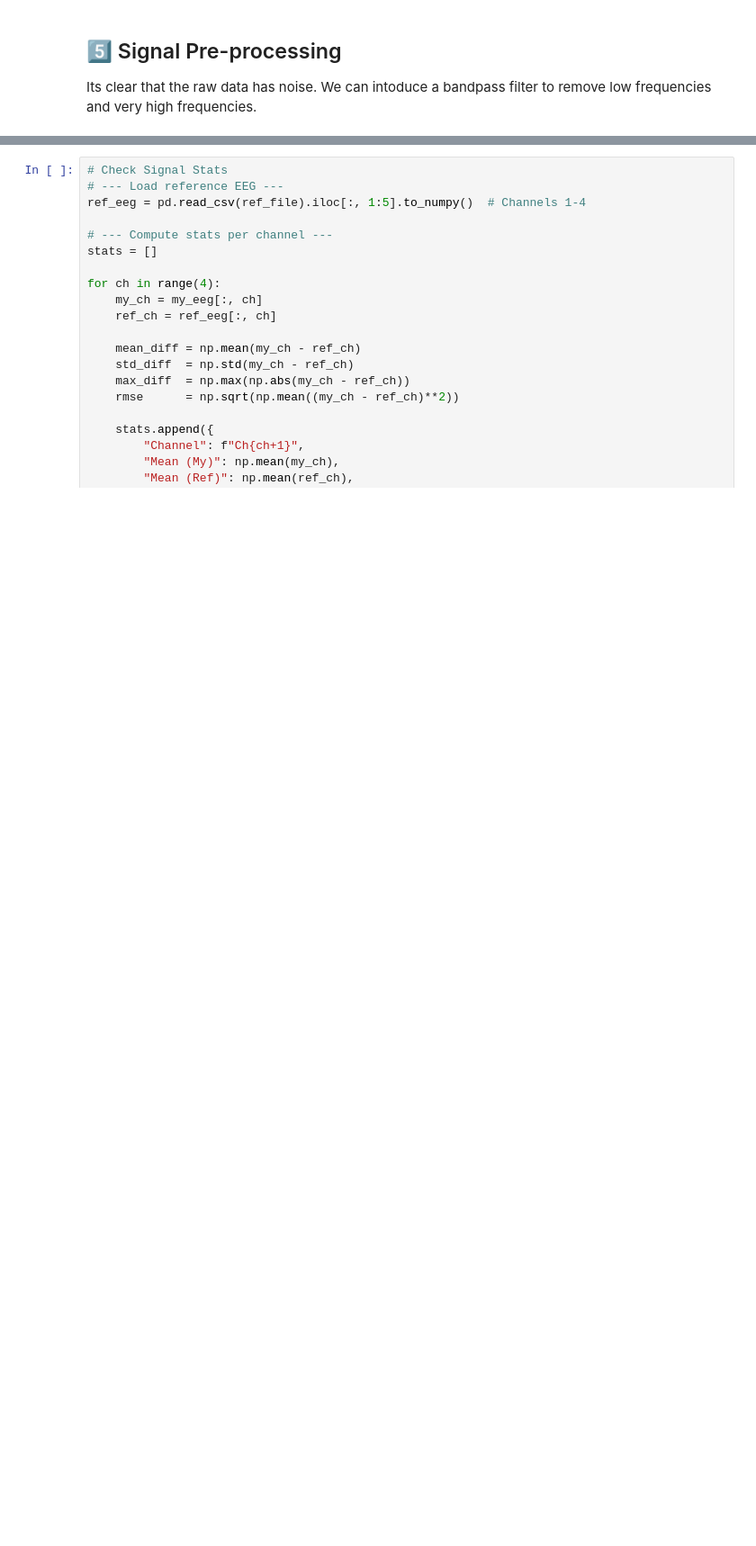
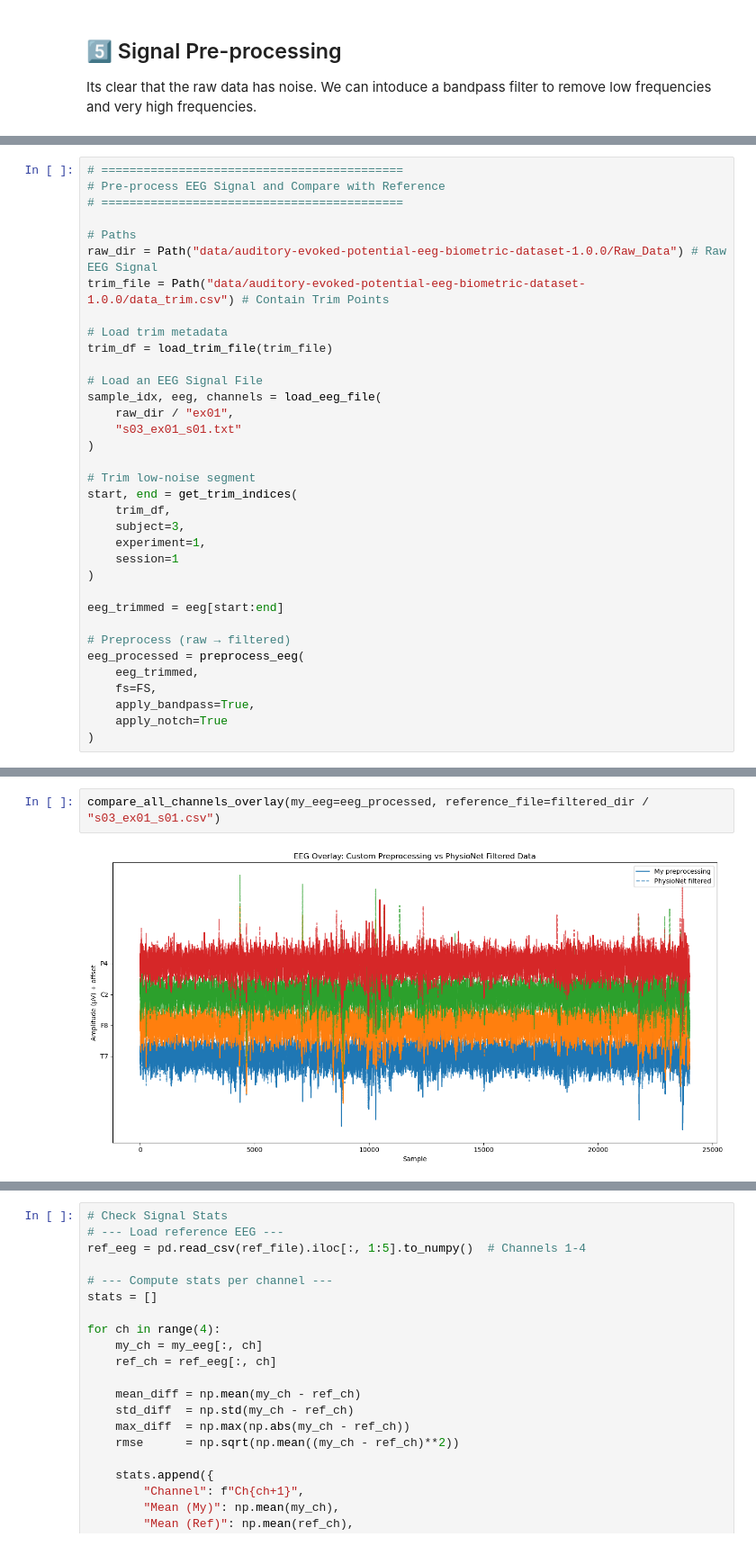
Before and after one commit to cristopher-d-delgado/Analysis-of-EEG-Signal, a Jupyter notebook: eda.ipynb, the cells around one changed output, grey strips where cells are left out. Shown at 90% size. Cells and saved outputs as stored; diff of their text form; blank space fills up the shorter version.

```diff
--- a/eda.ipynb
+++ b/eda.ipynb
@@ -342,2 +335,37 @@ Channel 4 correlation with reference: 0.090452
+# %%
+# ===========================================
+# Pre-process EEG Signal and Compare with Reference
+# ===========================================
+
+# Paths
+raw_dir = Path("data/auditory-evoked-potential-eeg-biometric-dataset-1.0.0/Raw_Data") # Raw EEG Signal
+trim_file = Path("data/auditory-evoked-potential-eeg-biometric-dataset-1.0.0/data_trim.csv") # Contain Trim Points
+
+# Load trim metadata
+trim_df = load_trim_file(trim_file)
+
+# Load an EEG Signal File
+sample_idx, eeg, channels = load_eeg_file(
+    raw_dir / "ex01",
+    "s03_ex01_s01.txt"
+)
+
+# Trim low-noise segment
+start, end = get_trim_indices(
+    trim_df,
+    subject=3,
+    experiment=1,
+    session=1
+)
+
+eeg_trimmed = eeg[start:end]
+
+# Preprocess (raw → filtered)
+eeg_processed = preprocess_eeg(
+    eeg_trimmed,
+    fs=FS,
+    apply_bandpass=True,
+    apply_notch=True
+)
 # %%
 # --- Comparison plot with overlay for all channels ---
@@ -377,0 +430,4 @@ compare_all_channels_overlay(my_eeg, ref_file, offset=50)
+# %%
+compare_all_channels_overlay(my_eeg=eeg_processed, reference_file=filtered_dir / "s03_ex01_s01.csv")
+# %% [output]
+[figure, added]
```
Also changed, not shown: parts of 7 cells of this notebook.
